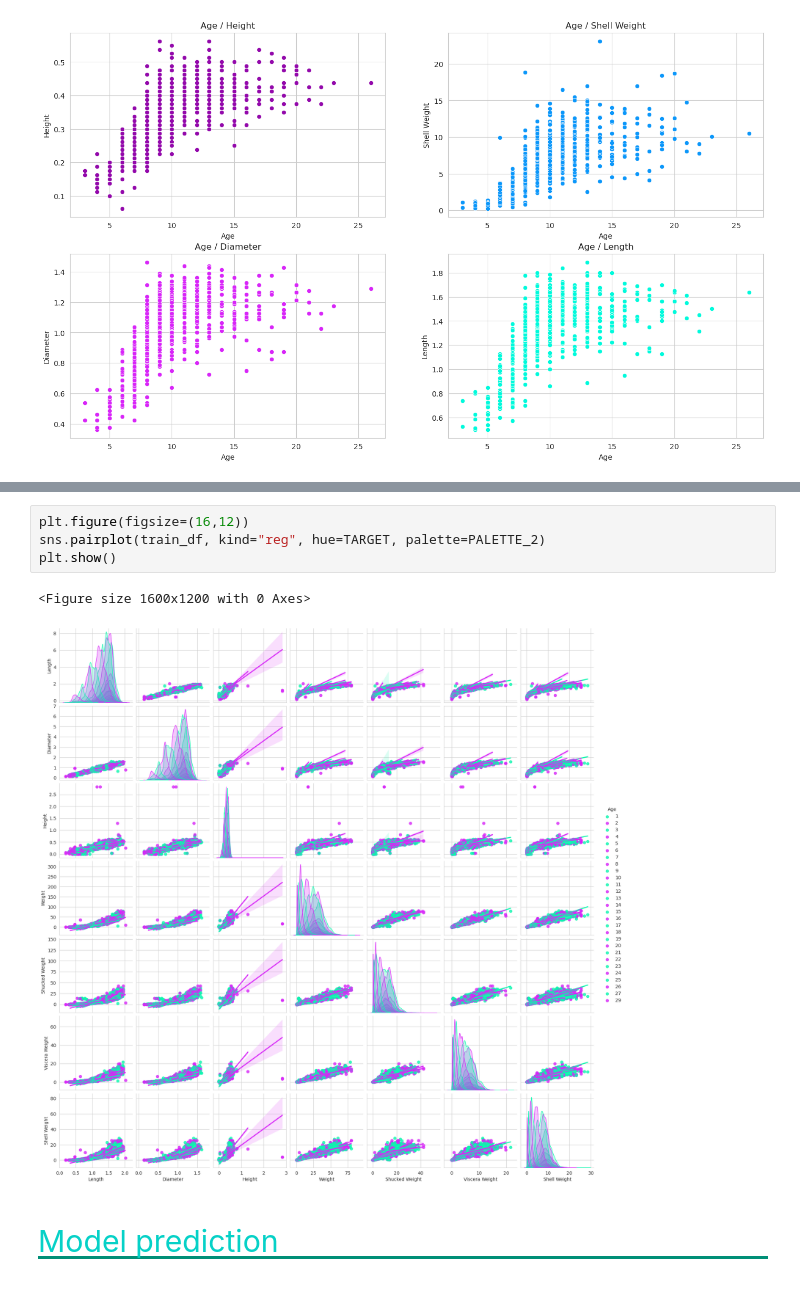
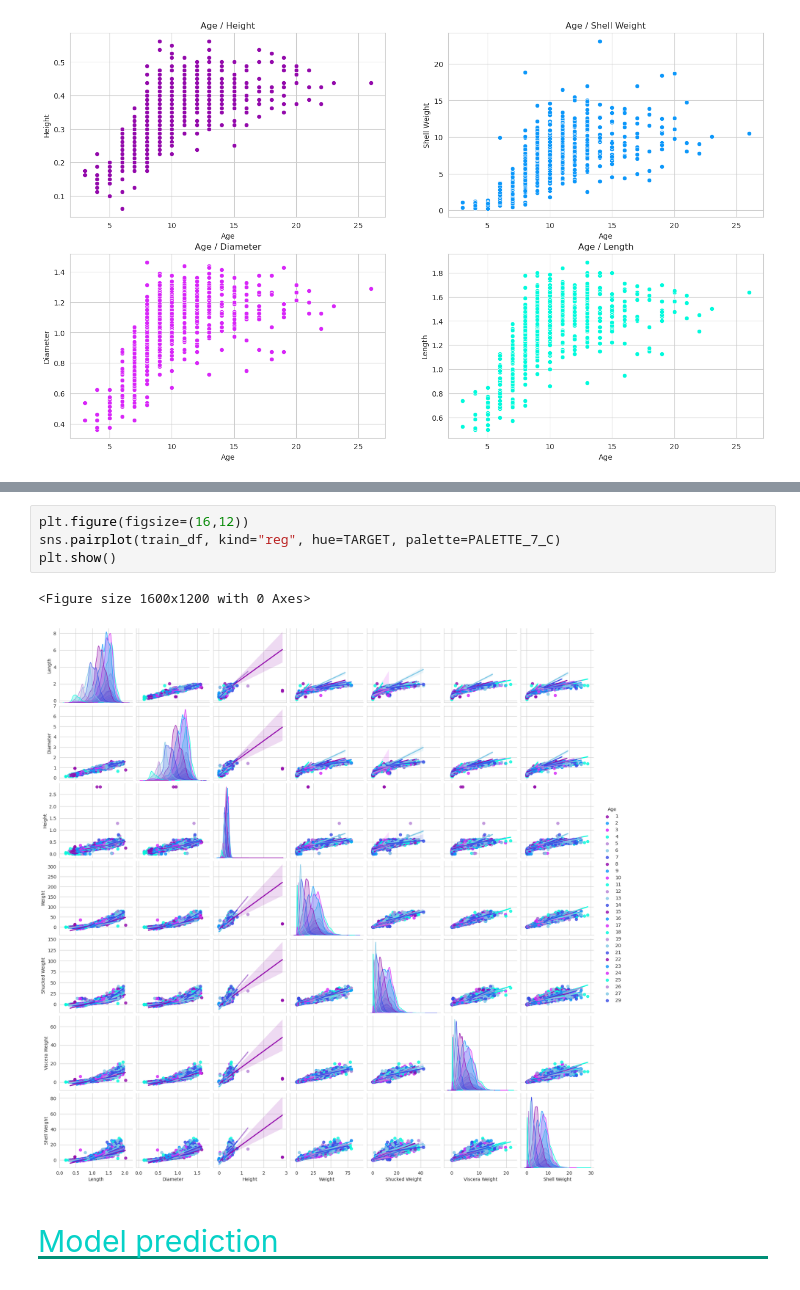
Before and after one commit to fxop0218/PlayGround-Kaggle-Series3, a Jupyter notebook: ps-s3-e16-eda-model-en-es.ipynb, the cells around one changed output, grey strips where cells are left out. Cells and saved outputs as stored; diff of their text form.

```diff
--- a/ps-s3-e16-eda-model-en-es.ipynb
+++ b/ps-s3-e16-eda-model-en-es.ipynb
@@ -422,11 +422,11 @@ pie_plot_cat(train_df, SEX, color=PALETTE_7_C, height=500, title="Target distrib
 [interactive output not drawn]
 # %%
 plt.figure(figsize=(16,12))
-sns.pairplot(train_df, kind="reg", hue=TARGET, palette=PALETTE_2)
+sns.pairplot(train_df, kind="reg", hue=TARGET, palette=PALETTE_7_C)
 plt.show()
 # %% [output]
 <Figure size 1600x1200 with 0 Axes>
-[figure, old version]
+[figure, new version]
 # %% [markdown]
 ## <p style="font-family:Consolas Mono; font-weight:normal; letter-spacing: 2px; color:#06D1C7; font-size:130%; text-align:left;padding: 0px; border-bottom: 3px solid #008F77">Model prediction</p>
 # %%
```
Also changed, not shown: parts of 1 cell of this notebook.
